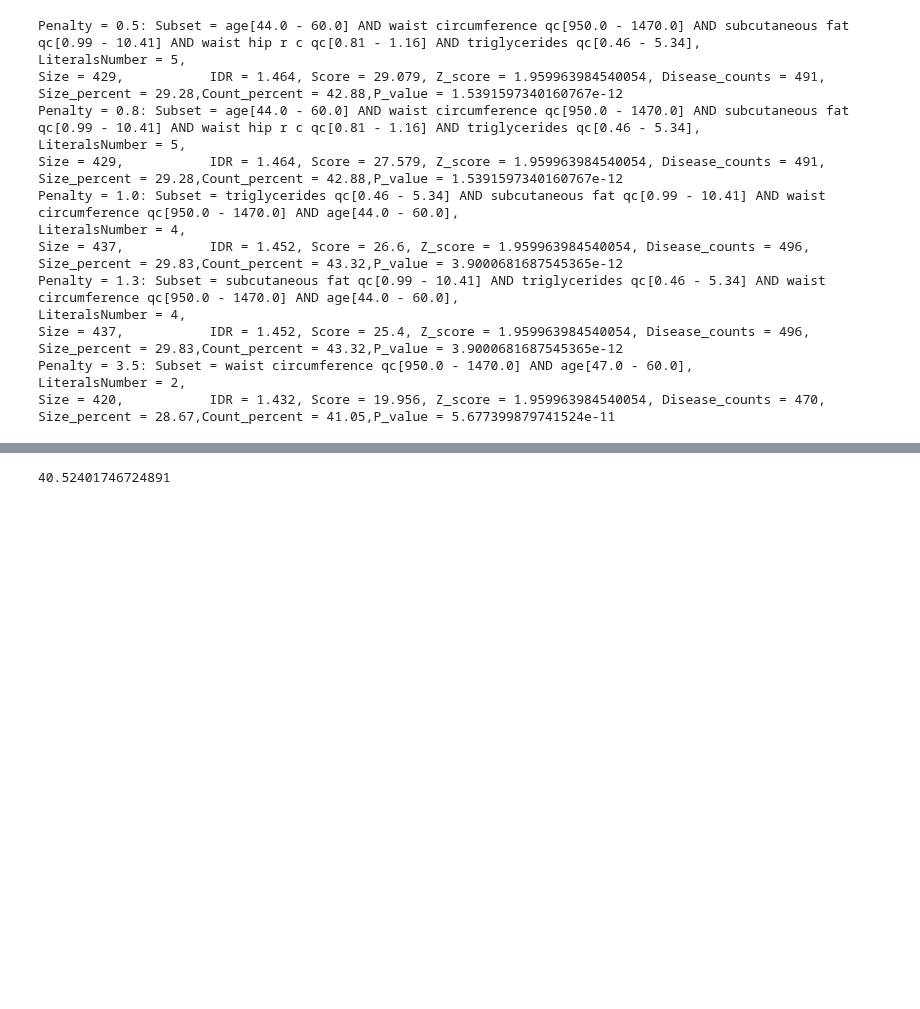
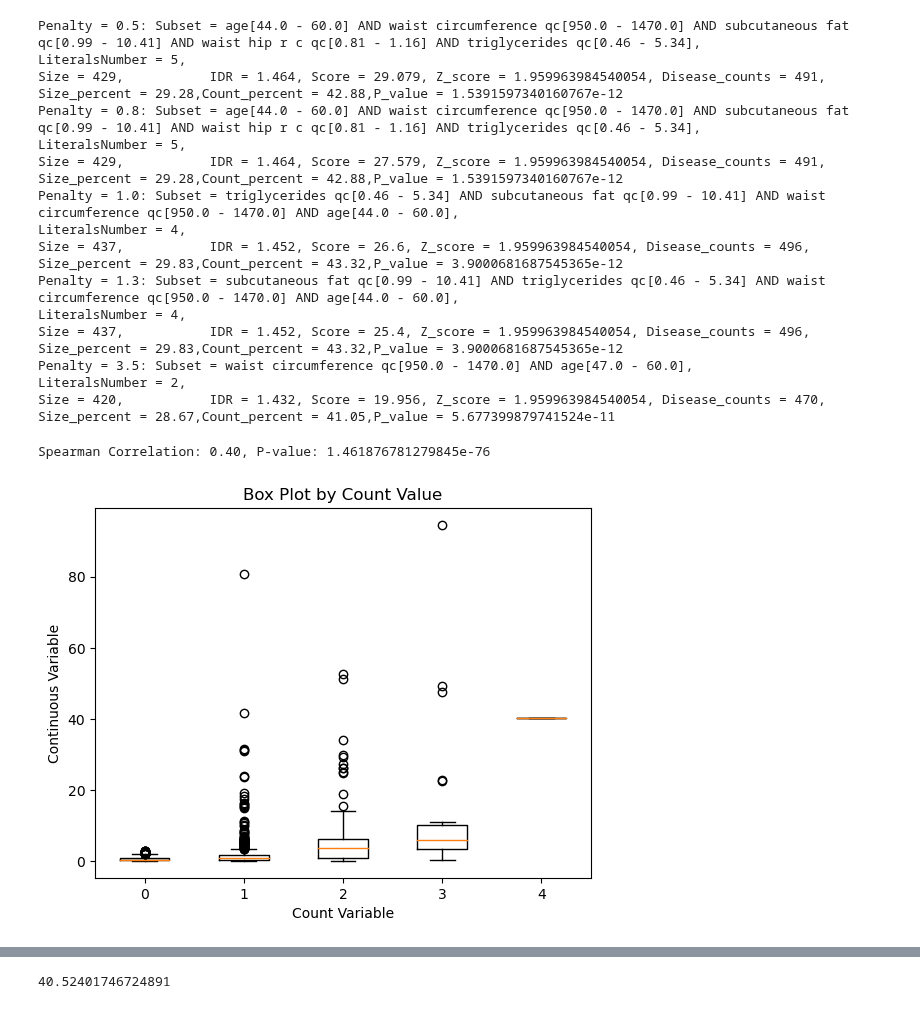
Before and after one commit to kayvinsoo7/HAALSI_work, a Jupyter notebook: mdscan-master/Poisson_scoring2.ipynb, the cells around one changed output, grey strips where cells are left out. Cells and saved outputs as stored; diff of their text form; code cells hidden in the pictures; blank space fills up the shorter version.

```diff
--- a/mdscan-master/Poisson_scoring2.ipynb
+++ b/mdscan-master/Poisson_scoring2.ipynb
@@ -565,7 +545,7 @@ search_space1 = [col for col in dff.columns \
        'triglycerides_phase2', 'non_hdl_c_phase2', 'egfr_c_phase2','acr_c_phase2', 'change_in_weight', 'change_in_bmi',
        'change_in_waist_hip_ratio', 'change_in_waist_circf','change_in_systolic_ave', 'change_in_diastolic_ave',
        'change_in_cholesterol', 'change_in_friedewald', 'change_in_hdl', 'bp_sys_average_phase1',
-       'change_in_triglycerides', 'change_in_glucose','ckd_c_phase1', 'bp_dia_average_phase1',
+       'change_in_triglycerides', 'change_in_glucose','ckd_c_phase1', 'bp_dia_average_phase1', 'acr_c_phase1',
  'cvd_status_phase1','insulin_result_phase1','hdl_phase2','fasting_confirmation_phase1','weight_phase1','partnership_status_c_phase1',
        'change_in_s_creatinine', 'change_in_insulin', 'change_in_non_hdl','s_creatinine_phase1', 'glucose_result_phase1',
        'change_in_egfr', 'change_in_acr', 'change_in_mvpa', 'MAP_phase1',#'diabetes_history_phase1', 'mvpa_c_phase1',
@@ -656,12 +636,12 @@ import scipy.stats as stats
 
 # Scan in the positive direction using defined penalties and num iters
 
-scoring_function = Poisson(direction='negative')
+scoring_function = Poisson(direction='positive')
 scanner = MDSS(scoring_function)
 # Define a list of penalty values to loop through
 # penalty_values = [0.5, 1, 1.5, 2, 2.5, 3, 3.5, 4, 4.5, 10]
-# penalty_values = [0.3, 0.8, 1.0, 2.0, 3.5] # High risk
-penalty_values = [0.13, 0.8, 1.0, 3.5, 8.5,20.5] # Low risk
+penalty_values = [0.3, 0.8, 1.0, 2.0, 3.5] # High risk
+# penalty_values = [0.13, 0.8, 1.0, 3.5, 8.5,20.5] # Low risk
 num_iters = 5
 # Initialize empty lists to store results
 subset_results = []
@@ -887,3 +864,19 @@ Size = 437,           IDR = 1.452, Score = 25.4, Z_score = 1.959963984540054, Di
 Penalty = 3.5: Subset = waist circumference qc[950.0 - 1470.0] AND age[47.0 - 60.0],
 LiteralsNumber = 2,
 Size = 420,           IDR = 1.432, Score = 19.956, Z_score = 1.959963984540054, Disease_counts = 470,           Size_percent = 28.67,Count_percent = 41.05,P_value = 5.677399879741524e-11
+# %%
+
+# Spearman correlation
+correlation, p_value23 = stats.spearmanr(dff['MorbidityCount'], dff['acr_c_phase1'])
+print(f"Spearman Correlation: {correlation:.2f}, P-value: {p_value23}")
+# %% [output]
+Spearman Correlation: 0.40, P-value: 1.461876781279845e-76
+# %%
+plt.boxplot([dff['acr_c_phase1'][dff['MorbidityCount'] == i] for i in np.unique(dff['MorbidityCount'])])
+plt.xticks(ticks=np.arange(1, len(np.unique(dff['MorbidityCount'])) + 1), labels=np.unique(dff['MorbidityCount']))
+plt.xlabel('Count Variable')
+plt.ylabel('Continuous Variable')
+plt.title('Box Plot by Count Value')
+plt.show()
+# %% [output]
+[figure, added]
```
Also changed, not shown: parts of 14 cells of this notebook, 3 other files.
